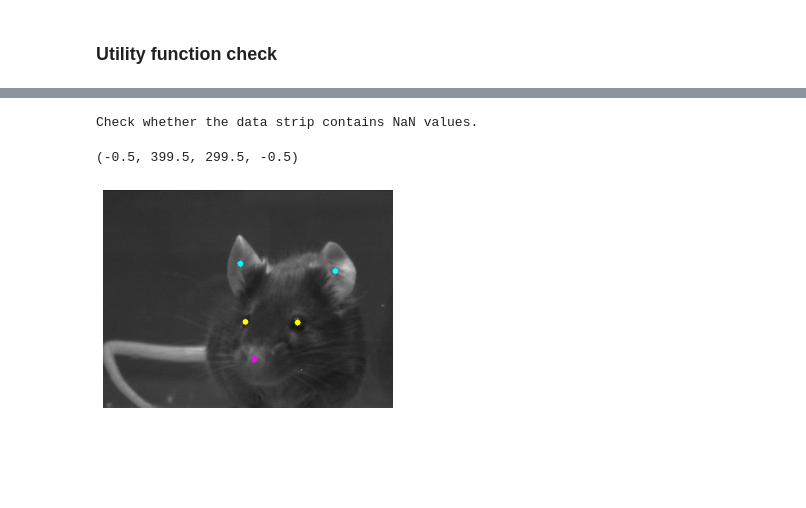
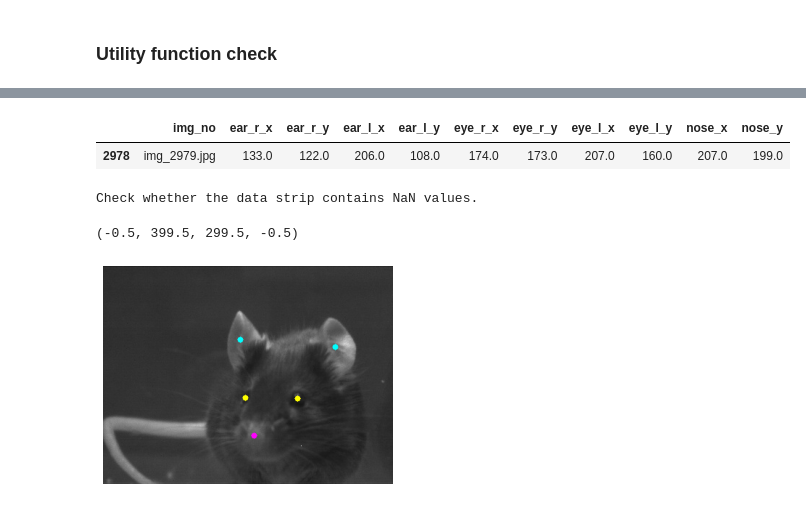
Before and after one commit to caocao0525/Mouse01, a Jupyter notebook: function_check_stage.ipynb, the cells around one changed output, grey strips where cells are left out. Cells and saved outputs as stored; diff of their text form; code cells hidden in the pictures; blank space fills up the shorter version.

```diff
--- a/function_check_stage.ipynb
+++ b/function_check_stage.ipynb
@@ -7,3 +11,8 @@ from tqdm.notebook import tqdm
+# %%
+showData(2979)
+# %% [output]
+|  | img_no | ear_r_x | ear_r_y | ear_l_x | ear_l_y | eye_r_x | eye_r_y | eye_l_x | eye_l_y | nose_x | nose_y |
+| 2978 | img_2979.jpg | 133.0 | 122.0 | 206.0 | 108.0 | 174.0 | 173.0 | 207.0 | 160.0 | 207.0 | 199.0 |
 # %%
 showMarks(356, data)
 # %% [output]
```
Also changed, not shown: parts of 1 cell of this notebook.
